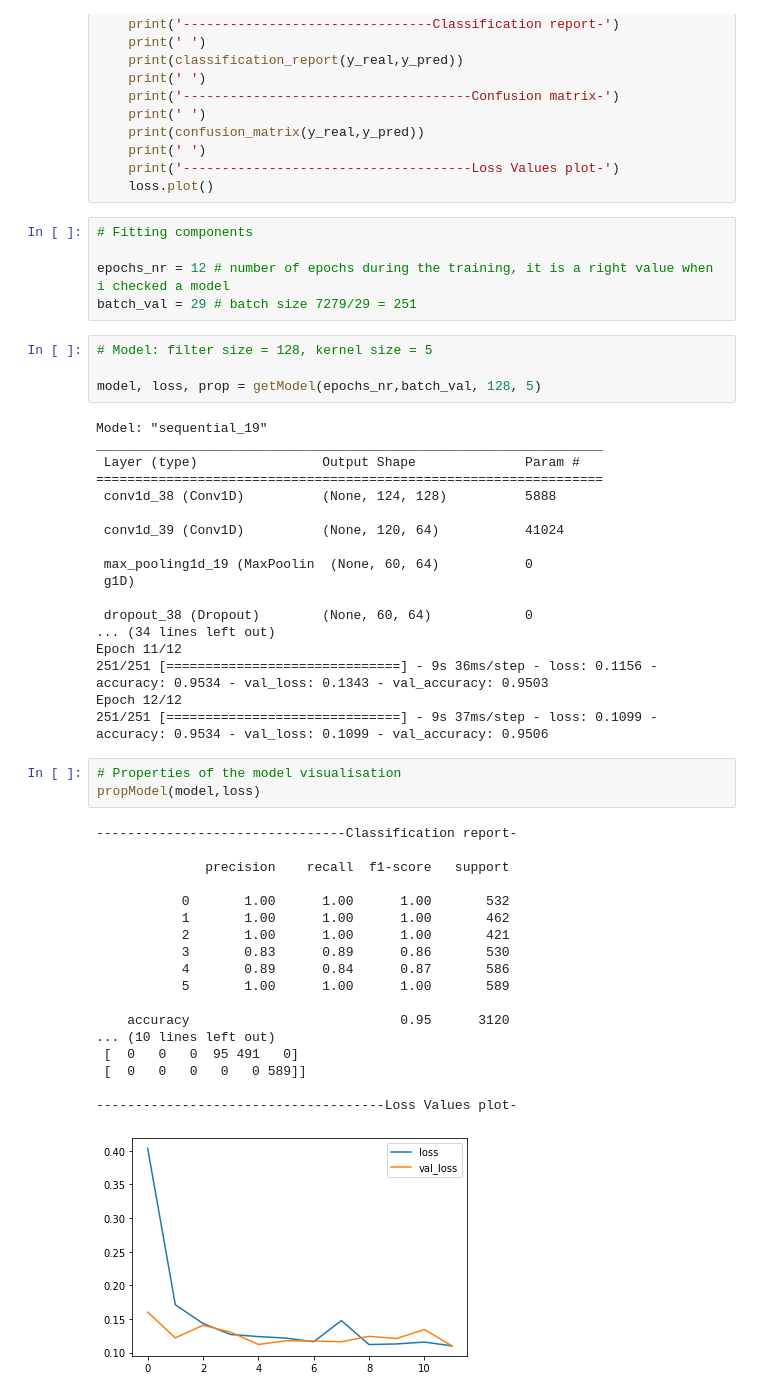
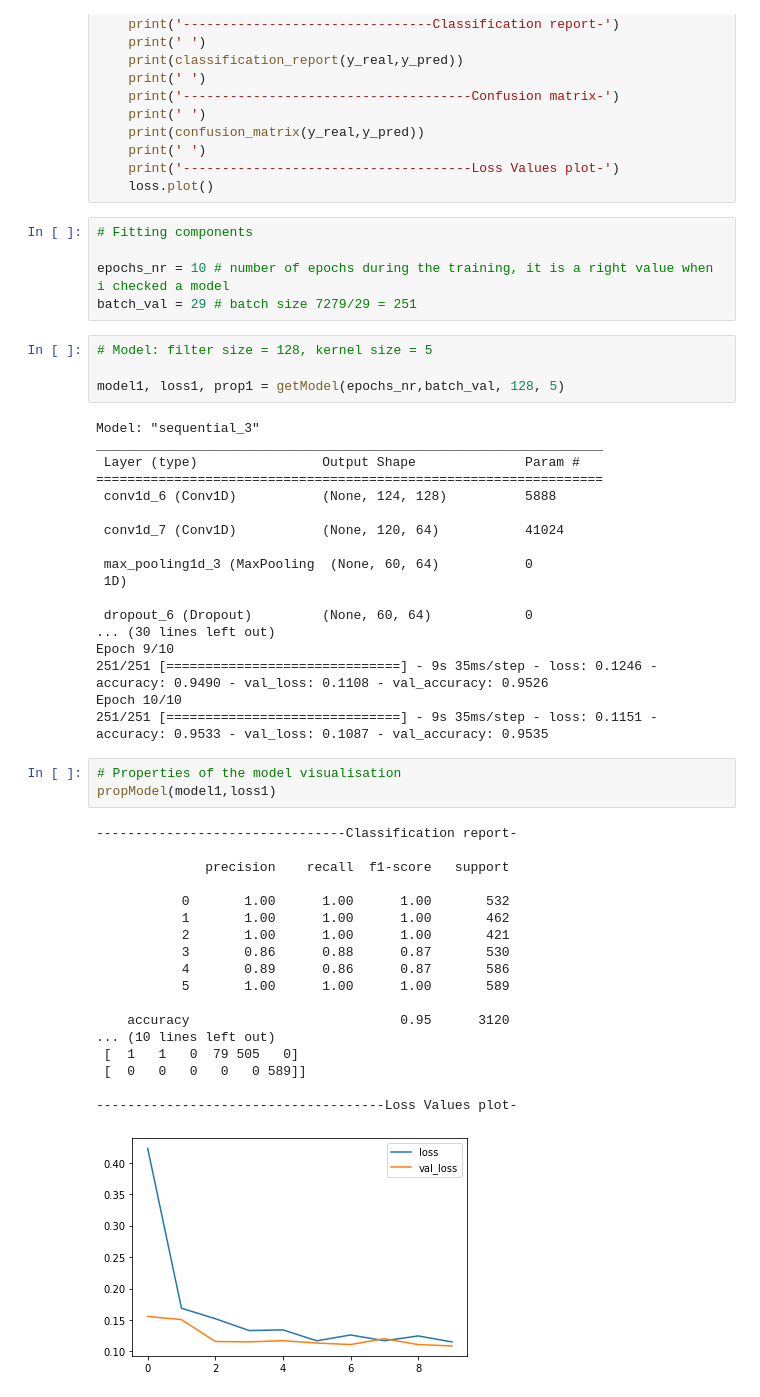
Before and after one commit to mkowalsky0/Human_Activities_Recognition, a Jupyter notebook: CNN_Model.ipynb, the cells around one changed output. Cells and saved outputs as stored; diff of their text form.

Commit message:
Tuning the model, saving into GeneralModel file

```diff
--- a/CNN_Model.ipynb
+++ b/CNN_Model.ipynb
@@ -136,49 +136,49 @@ def propModel(model, loss):
 # %%
 # Fitting components
 
-epochs_nr = 12 # number of epochs during the training, it is a right value when i checked a model
+epochs_nr = 10 # number of epochs during the training, it is a right value when i checked a model
 batch_val = 29 # batch size 7279/29 = 251
 # %%
 # Model: filter size = 128, kernel size = 5
 
-model, loss, prop = getModel(epochs_nr,batch_val, 128, 5)
+model1, loss1, prop1 = getModel(epochs_nr,batch_val, 128, 5)
 # %% [output]
-Model: "sequential_19"
+Model: "sequential_3"
 _________________________________________________________________
  Layer (type)                Output Shape              Param #
 =================================================================
- conv1d_38 (Conv1D)          (None, 124, 128)          5888
+ conv1d_6 (Conv1D)           (None, 124, 128)          5888
 
- conv1d_39 (Conv1D)          (None, 120, 64)           41024
+ conv1d_7 (Conv1D)           (None, 120, 64)           41024
 
- max_pooling1d_19 (MaxPoolin  (None, 60, 64)           0
- g1D)
+ max_pooling1d_3 (MaxPooling  (None, 60, 64)           0
+ 1D)
 
- dropout_38 (Dropout)        (None, 60, 64)            0
-... (34 lines left out)
-Epoch 11/12
-251/251 [==============================] - 9s 36ms/step - loss: 0.1156 - accuracy: 0.9534 - val_loss: 0.1343 - val_accuracy: 0.9503
-Epoch 12/12
-251/251 [==============================] - 9s 37ms/step - loss: 0.1099 - accuracy: 0.9534 - val_loss: 0.1099 - val_accuracy: 0.9506
+ dropout_6 (Dropout)         (None, 60, 64)            0
+... (30 lines left out)
+Epoch 9/10
+251/251 [==============================] - 9s 35ms/step - loss: 0.1246 - accuracy: 0.9490 - val_loss: 0.1108 - val_accuracy: 0.9526
+Epoch 10/10
+251/251 [==============================] - 9s 35ms/step - loss: 0.1151 - accuracy: 0.9533 - val_loss: 0.1087 - val_accuracy: 0.9535
 # %%
 # Properties of the model visualisation
-propModel(model,loss)
+propModel(model1,loss1)
 # %% [output]
 --------------------------------Classification report-
 
               precision    recall  f1-score   support
 
            0       1.00      1.00      1.00       532
            1       1.00      1.00      1.00       462
            2       1.00      1.00      1.00       421
-           3       0.83      0.89      0.86       530
-           4       0.89      0.84      0.87       586
+           3       0.86      0.88      0.87       530
+           4       0.89      0.86      0.87       586
            5       1.00      1.00      1.00       589
 
     accuracy                           0.95      3120
 ... (10 lines left out)
- [  0   0   0  95 491   0]
+ [  1   1   0  79 505   0]
  [  0   0   0   0   0 589]]
 
 -------------------------------------Loss Values plot-
-[figure, old version]
+[figure, new version]
```
Also changed, not shown: parts of 13 cells of this notebook, 5 other files.
